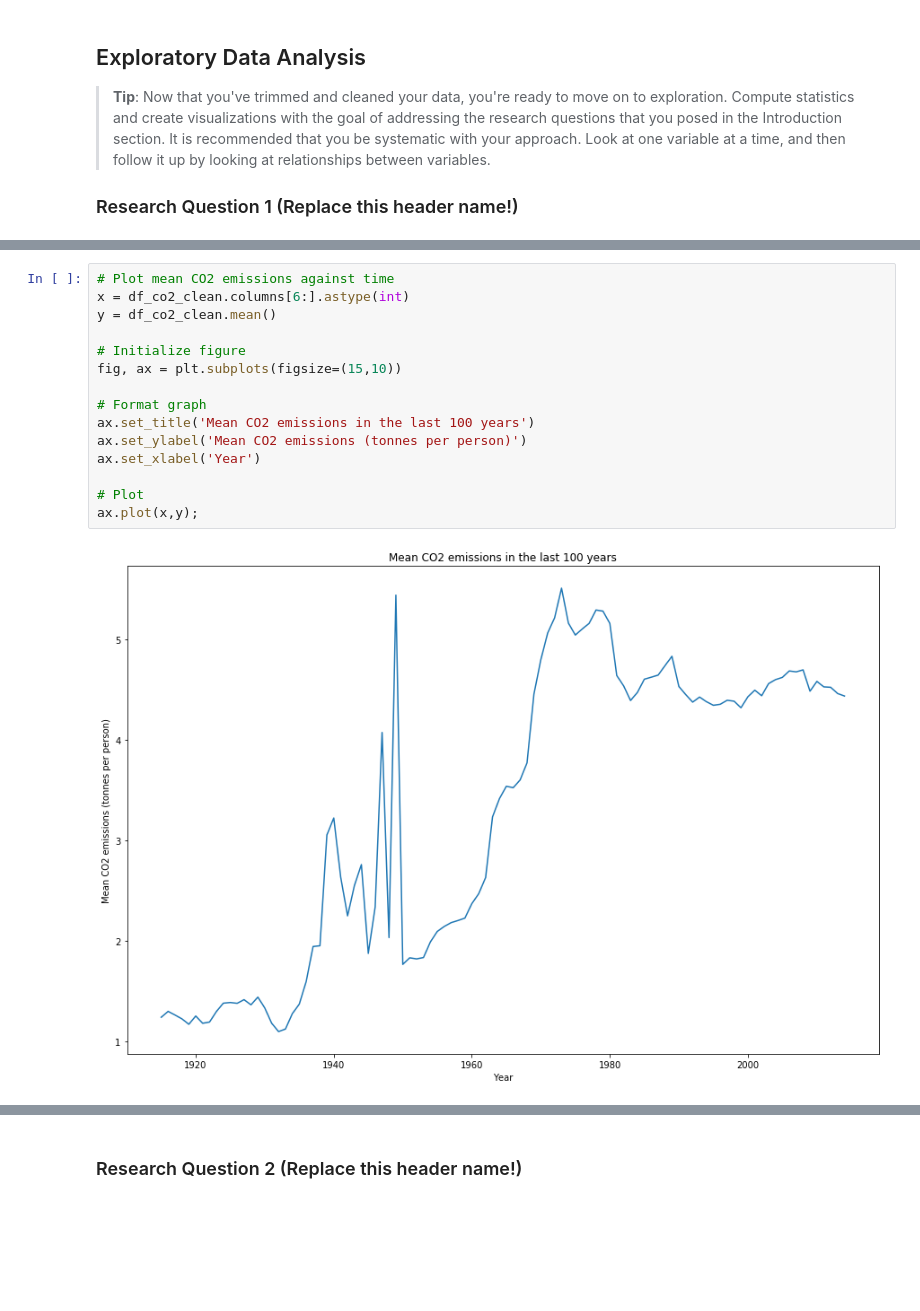
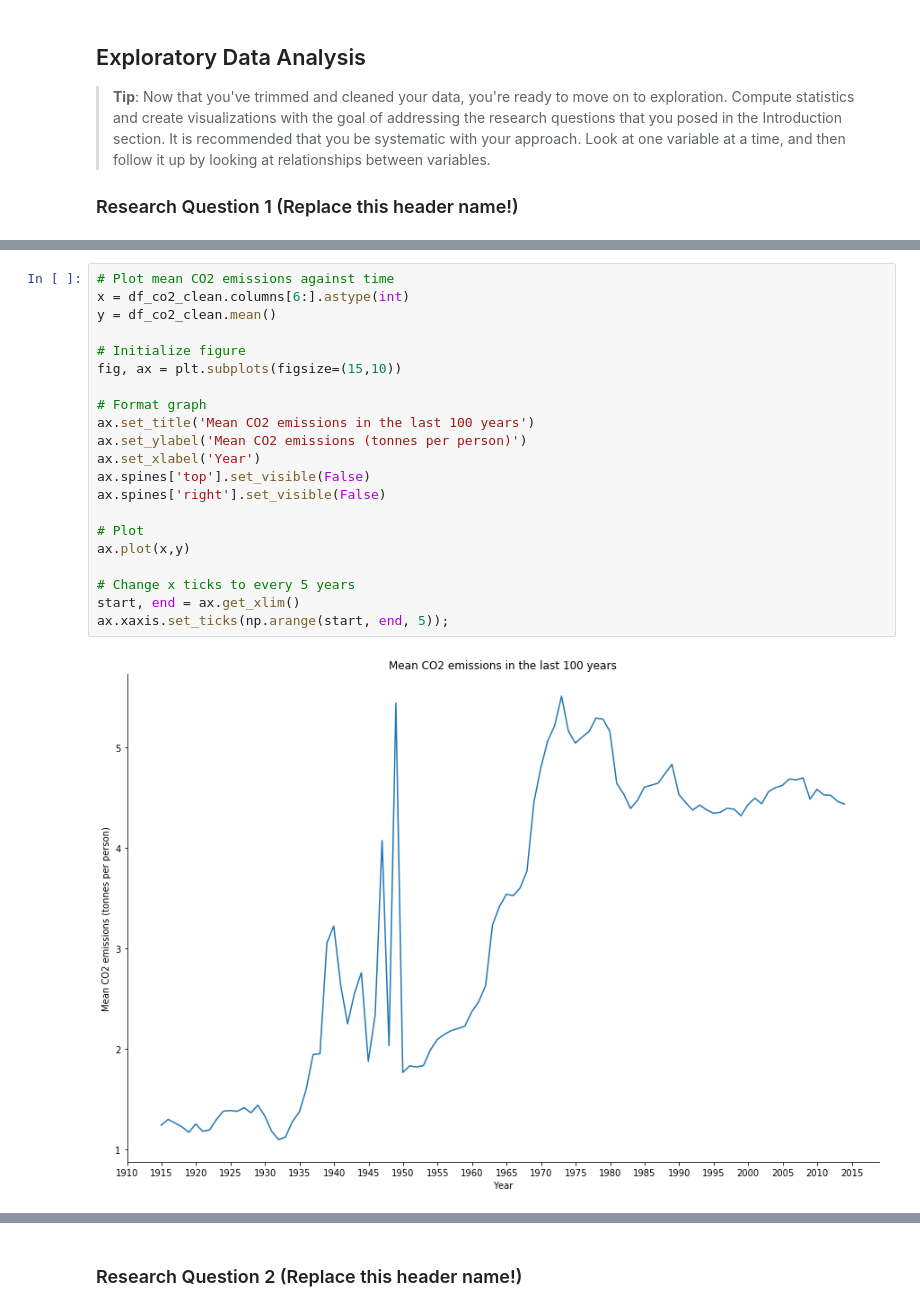
Before and after one commit to dvillaveces/udacity-project-3, a Jupyter notebook: investigate-a-dataset-project.ipynb, the cells around one changed output, grey strips where cells are left out. Cells and saved outputs as stored; diff of their text form; blank space fills up the shorter version.

```diff
--- a/investigate-a-dataset-project.ipynb
+++ b/investigate-a-dataset-project.ipynb
@@ -240,20 +291,26 @@ As we can see above, now I have a clean DataFrame with no missing values.
 # %%
 # Plot mean CO2 emissions against time
 x = df_co2_clean.columns[6:].astype(int)
 y = df_co2_clean.mean()
 
 # Initialize figure
 fig, ax = plt.subplots(figsize=(15,10))
 
 # Format graph
 ax.set_title('Mean CO2 emissions in the last 100 years')
 ax.set_ylabel('Mean CO2 emissions (tonnes per person)')
 ax.set_xlabel('Year')
+ax.spines['top'].set_visible(False)
+ax.spines['right'].set_visible(False)
 
 # Plot
-ax.plot(x,y);
+ax.plot(x,y)
+
+# Change x ticks to every 5 years
+start, end = ax.get_xlim()
+ax.xaxis.set_ticks(np.arange(start, end, 5));
 # %% [output]
-[figure, old version]
+[figure, new version]
 # %%
 # Plot mean CO2 emissions against time by region
 x = df_co2_clean.columns[6:].astype(int)
```
Also changed, not shown: parts of 16 cells of this notebook.
